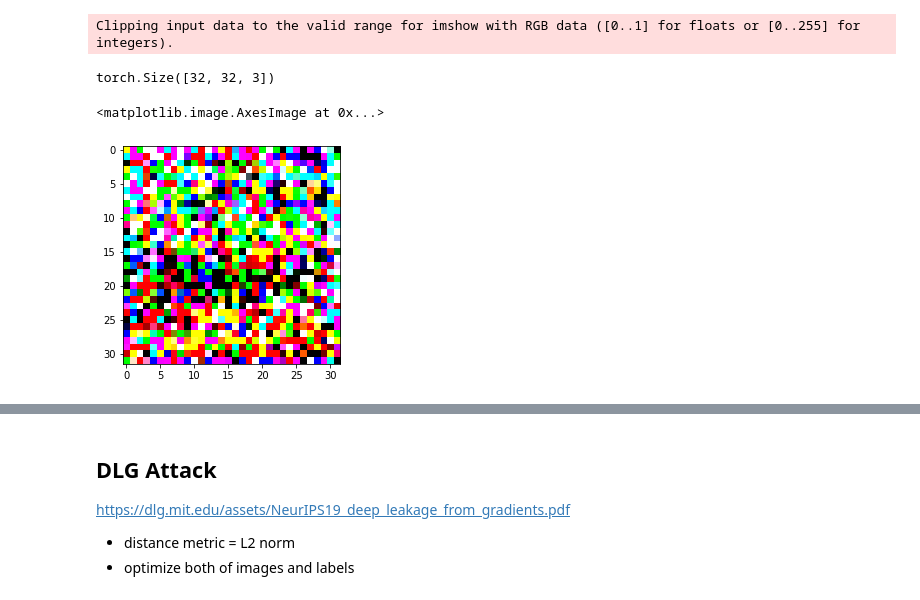
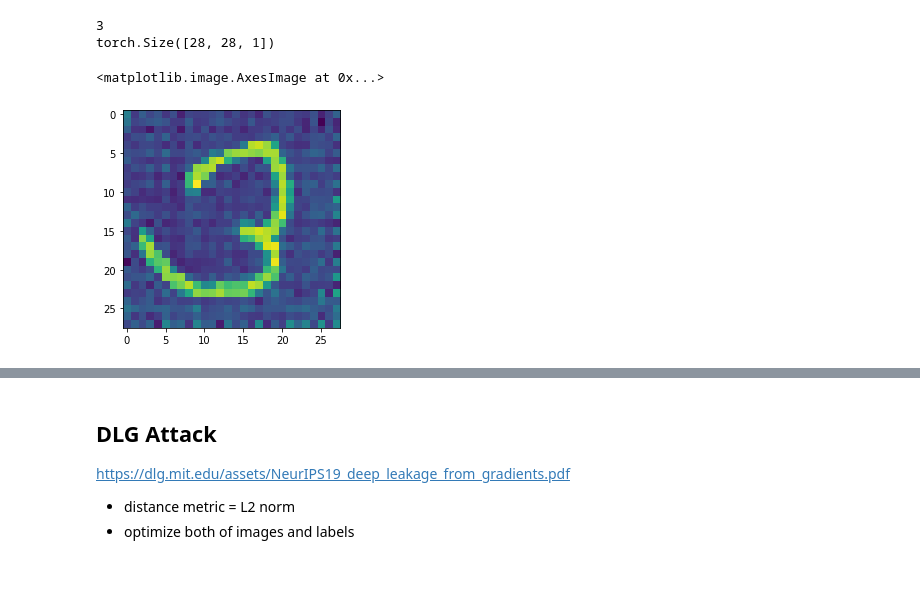
Before and after one commit to hiepvo01/TRUSTCOM2022, a Jupyter notebook: GradientInversion/gradientInversion.ipynb, the cells around one changed output, grey strips where cells are left out. Drawn from its saved outputs; the diff is of its cells as text; code cells hidden in the pictures.

Commit message:
working with custom data

```diff
--- a/GradientInversion/gradientInversion.ipynb
+++ b/GradientInversion/gradientInversion.ipynb
@@ -85,12 +83,15 @@ def imshow(img):
 # print labels
 # print(' '.join(f'{classes[labels[j]]:5s}' for j in range(batch_size)))
 # %%
-images = torch.load('generated_images.pth')
+images = torch.load('generated_images1.pth')
+labels = torch.load('generated_labels1.pth')
+print(labels[0][0])
+
 img = images[0][0]
 print(img.shape)
 plt.imshow(torchvision.utils.make_grid(img))
 # %% [output]
-Clipping input data to the valid range for imshow with RGB data ([0..1] for floats or [0..255] for integers).
+3
+torch.Size([28, 28, 1])
-torch.Size([32, 32, 3])
+<matplotlib.image.AxesImage at 0x...>
-<matplotlib.image.AxesImage at 0x...>
-[figure, old version]
+[figure, new version]
```
Also changed, not shown: parts of 2 cells of this notebook, 6 other files.
